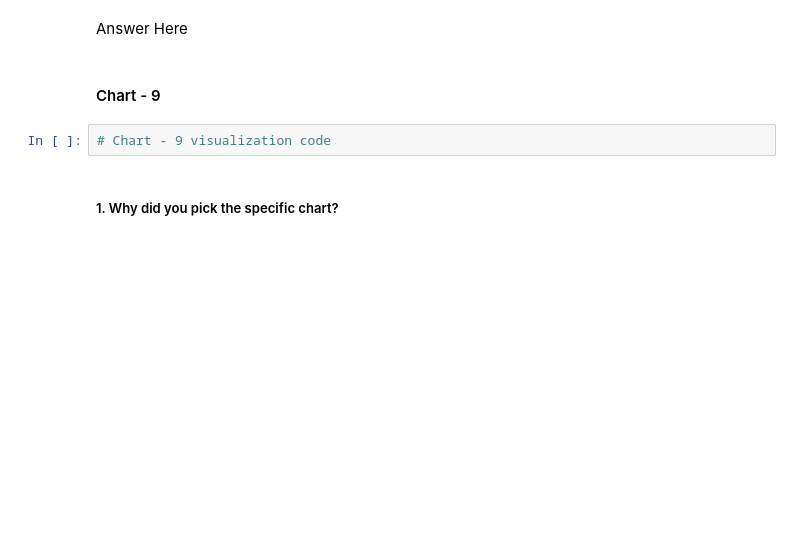
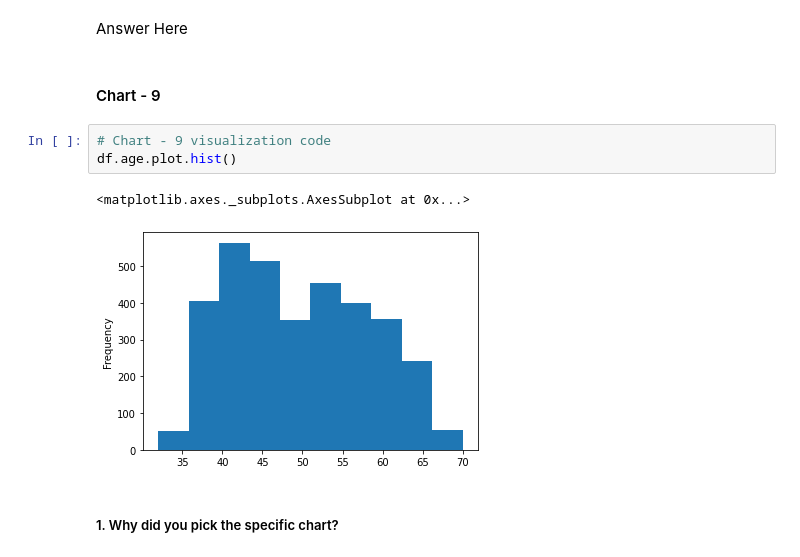
Before and after one commit to Mihirgupta2001/Classification-Capstone-Project, a Jupyter notebook: Classification_Capstone_Project.ipynb, the cells around one changed output. Saved outputs shown, nothing was run; the diff lists cells and outputs as text; blank space fills up the shorter version.

```diff
--- a/Classification_Capstone_Project.ipynb
+++ b/Classification_Capstone_Project.ipynb
@@ -610,6 +667,10 @@ Answer Here
 #### Chart - 9
 # %%
 # Chart - 9 visualization code
+df.age.plot.hist()
+# %% [output]
+<matplotlib.axes._subplots.AxesSubplot at 0x...>
+[figure, added]
 # %% [markdown]
 ##### 1. Why did you pick the specific chart?
 # %% [markdown]
```
Also changed, not shown: parts of 8 cells of this notebook.
